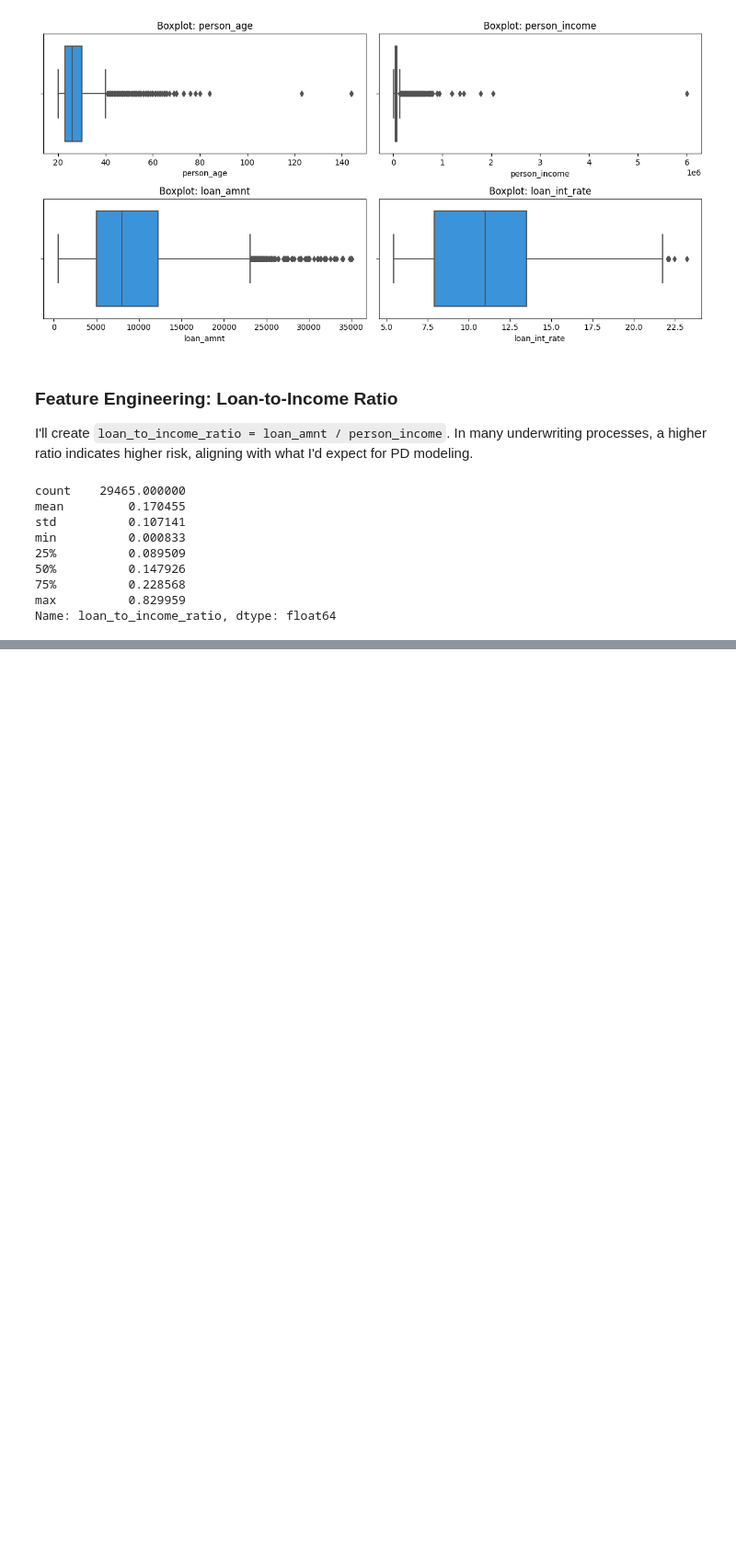
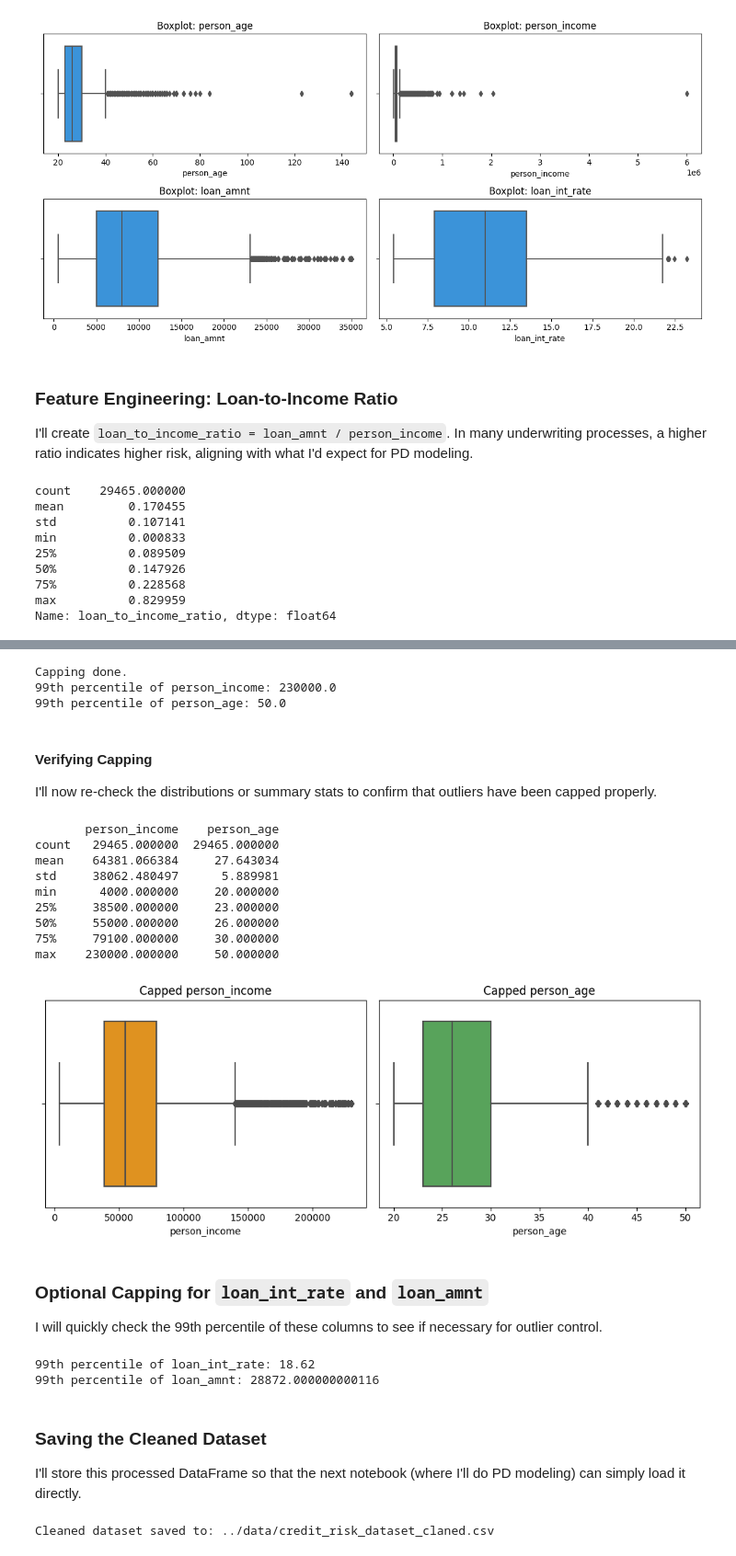
Before and after one commit to sebastian-gm/credit_risk_IFRS9_ECL_model, a Jupyter notebook: notebooks/02_data_preprocessing.ipynb, the cells around one changed output, grey strips where cells are left out. Shown: that part at 92% size. Drawn from its saved outputs; the diff is of its cells as text; code cells hidden in the pictures; blank space fills up the shorter version.

Commit message:
Complete data cleaning, saved cleaned dataset

```diff
--- a/notebooks/02_data_preprocessing.ipynb
+++ b/notebooks/02_data_preprocessing.ipynb
@@ -112,0 +125,75 @@ Name: loan_to_income_ratio, dtype: float64
+# %%
+# Capping the 99th percentile
+cap_income = df['person_income'].quantile(0.99)
+cap_age = df['person_age'].quantile(0.99)
+
+df['person_income'] = np.where(
+    df['person_income'] > cap_income,
+    cap_income,
+    df['person_income']
+)
+
+df['person_age'] = np.where(
+    df['person_age'] > cap_age,
+    cap_age,
+    df['person_age']
+)
+
+print("Capping done.")
+print('99th percentile of person_income:', cap_income)
+print('99th percentile of person_age:', cap_age)
+# %% [output]
+Capping done.
+99th percentile of person_income: 230000.0
+99th percentile of person_age: 50.0
+# %% [markdown]
+#### Verifying Capping
+
+I'll now re-check the distributions or summary stats to confirm that outliers have been capped properly.
+# %%
+print(df[['person_income', 'person_age']].describe())
+
+fig, axs = plt.subplots(1, 2, figsize=(10,4))
+
+sns.boxplot(x=df['person_income'], ax=axs[0], color = '#FF9800')
+axs[0].set_title('Capped person_income')
+
+sns.boxplot(x=df['person_age'], ax=axs[1], color='#4CAF50')
+axs[1].set_title('Capped person_age')
+
+plt.tight_layout()
+plt.show()
+# %% [output]
+       person_income    person_age
+count   29465.000000  29465.000000
+mean    64381.066384     27.643034
+std     38062.480497      5.889981
+min      4000.000000     20.000000
+25%     38500.000000     23.000000
+50%     55000.000000     26.000000
+75%     79100.000000     30.000000
+max    230000.000000     50.000000
+[figure, added]
+# %% [markdown]
+### Optional Capping for `loan_int_rate` and `loan_amnt`
+
+I will quickly check the 99th percentile of these columns to see if necessary for outlier control.
+# %%
+cap_rate = df['loan_int_rate'].quantile(0.99)
+cap_amnt = df['loan_amnt'].quantile(0.99)
+
+print('99th percentile of loan_int_rate:', cap_rate)
+print('99th percentile of loan_amnt:', cap_amnt)
+# %% [output]
+99th percentile of loan_int_rate: 18.62
+99th percentile of loan_amnt: 28872.000000000116
+# %% [markdown]
+### Saving the Cleaned Dataset
+
+I'll store this processed DataFrame so that the next notebook (where I'll do PD modeling) can simply load it directly.
+# %%
+output_path = '../data/credit_risk_dataset_claned.csv'
+df.to_csv(output_path, index=False)
+print(f'Cleaned dataset saved to: {output_path}')
+# %% [output]
+Cleaned dataset saved to: ../data/credit_risk_dataset_claned.csv
```
Also changed, not shown: parts of 2 cells of this notebook, 1 other file.
